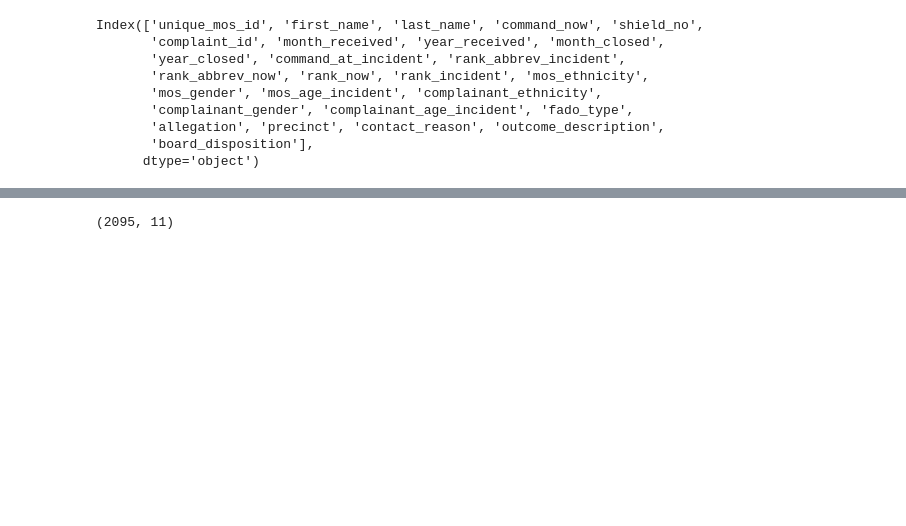
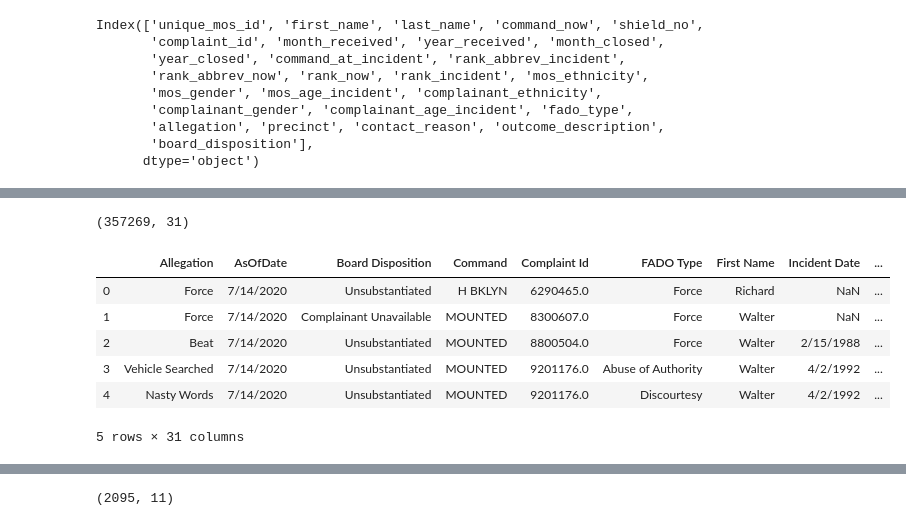
Before and after one commit to michaeleby1/ccrb_merge, a Jupyter notebook: ccrb_merge.ipynb, the cells around one changed output, grey strips where cells are left out. Saved outputs shown, nothing was run; the diff lists cells and outputs as text; code cells hidden in the pictures; blank space fills up the shorter version.

```diff
--- a/ccrb_merge.ipynb
+++ b/ccrb_merge.ipynb
@@ -53,0 +70,12 @@ df_ccrb.head()
+# %%
+print(df_combined.shape)
+df_combined.head()
+# %% [output]
+(357269, 31)
+|  | Allegation | AsOfDate | Board Disposition | Command | Complaint Id | FADO Type | First Name | Incident Date | ... |
+| 0 | Force | 7/14/2020 | Unsubstantiated | H BKLYN | 6290465.0 | Force | Richard | NaN | ... |
+| 1 | Force | 7/14/2020 | Complainant Unavailable | MOUNTED | 8300607.0 | Force | Walter | NaN | ... |
+| 2 | Beat | 7/14/2020 | Unsubstantiated | MOUNTED | 8800504.0 | Force | Walter | 2/15/1988 | ... |
+| 3 | Vehicle Searched | 7/14/2020 | Unsubstantiated | MOUNTED | 9201176.0 | Abuse of Authority | Walter | 4/2/1992 | ... |
+| 4 | Nasty Words | 7/14/2020 | Unsubstantiated | MOUNTED | 9201176.0 | Discourtesy | Walter | 4/2/1992 | ... |
+5 rows × 31 columns
```
Also changed, not shown: parts of 20 cells of this notebook.
